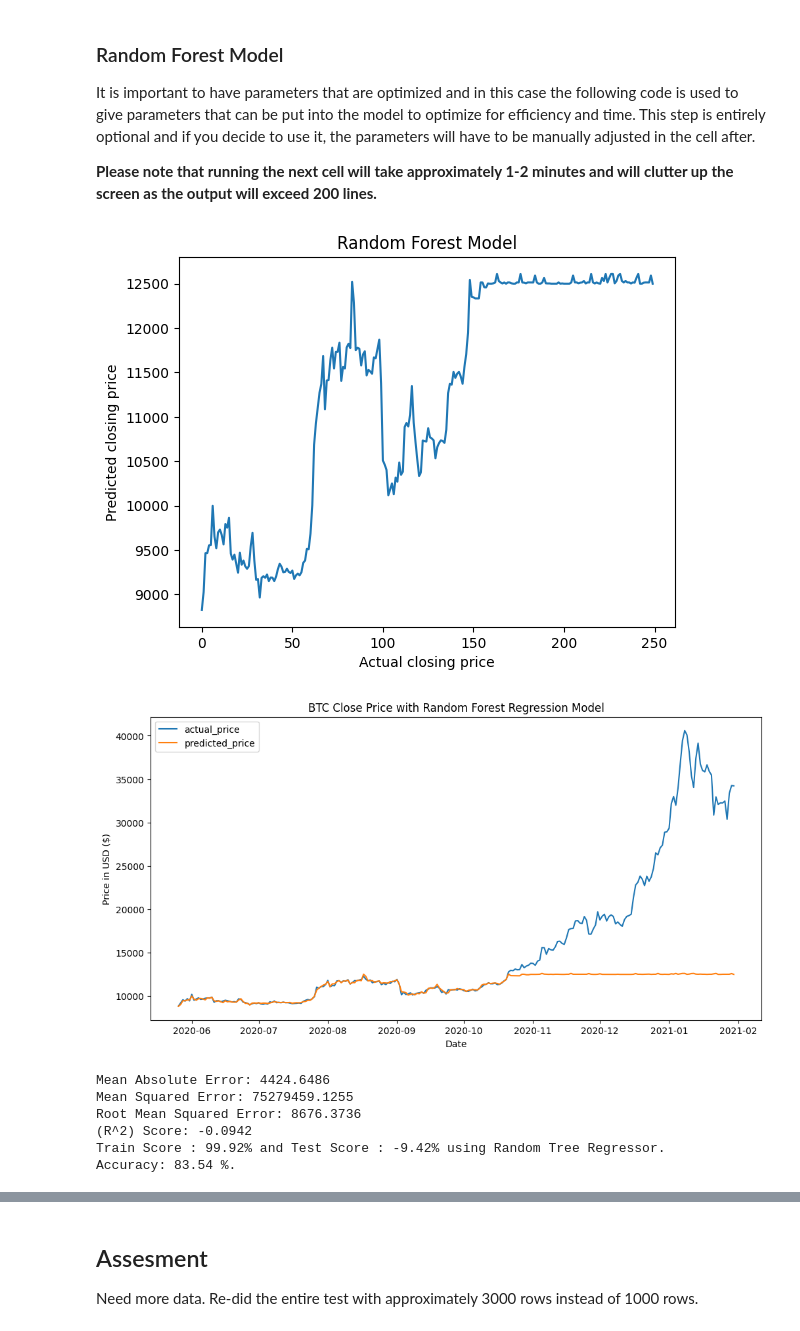
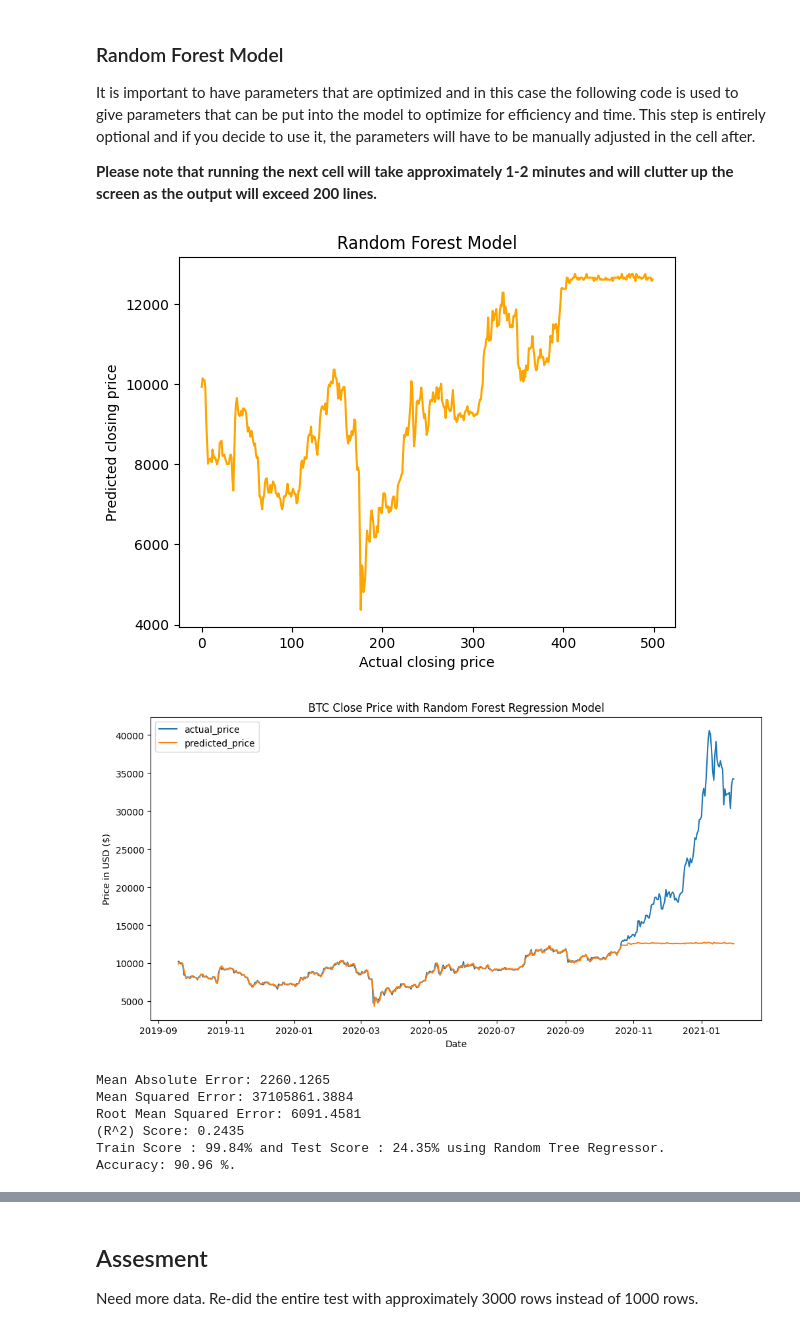
Before and after one commit to RompfRobert/Machine_Learning_and_Deep_Learning, a Jupyter notebook: MIB_Non-Neural_Machine_Learning/08_Assignement/rrompf_assignement_B.ipynb, the cells around one changed output, grey strips where cells are left out. Cells and saved outputs as stored; diff of their text form; code cells hidden in the pictures.

```diff
--- a/MIB_Non-Neural_Machine_Learning/08_Assignement/rrompf_assignement_B.ipynb
+++ b/MIB_Non-Neural_Machine_Learning/08_Assignement/rrompf_assignement_B.ipynb
@@ -109,12 +114,7 @@ x = df.drop(['close_USD', 'close_SAR'], axis=1)
 y = df['close_USD']
 
 # Test train split
-X_train, X_test, y_train, y_test = train_test_split(x, y, shuffle=False, test_size=0.25, random_state=random_seed)
-
-# Optional
-# scale = StandardScaler()
-# X_train = scale.fit_transform(X_train)
-# X_test = scale.transform(X_test)
+X_train, X_test, y_train, y_test = train_test_split(x, y, shuffle=False, train_size=0.5, random_state=random_seed)
 # %%
 # Fitting the linear regression model with the training data
 linear = LinearRegression().fit(X_train,y_train)
@@ -185,20 +187,20 @@ print(best_parameters)
 # %%
 # Fitting the random forest model with the training dataset
-forest = RandomForestRegressor(random_state=random_seed, n_estimators=100, min_samples_split=2, min_samples_leaf=1, max_depth=10, bootstrap=True)
+forest = RandomForestRegressor(random_state=random_seed, n_estimators=20, min_samples_split=2, min_samples_leaf=1, max_depth=6, bootstrap=True)
 
 forest.fit(X_train, y_train.values.ravel())
 
 # Making predictions using the testing data
 predicted = forest.predict(X_test)
 
 # Plotting the predicted values
-plt.plot(predicted)
+plt.plot(predicted, color='orange')
 plt.ylabel('Predicted closing price')
 plt.xlabel('Actual closing price')
 plt.title('Random Forest Model')
 plt.show()
 # %% [output]
-[figure, old version]
+[figure, new version]
 # %%
 # Plotting the predicted values against the original values
 predicted_price['forest_price'] = predicted
@@ -213,7 +215,7 @@ plt.ylabel("Price in USD ($)")
 plt.xlabel('Date')
 plt.show()
 # %% [output]
-[figure, old version]
+[figure, new version]
 # %%
 print("Mean Absolute Error:", round(metrics.mean_absolute_error(y_test, predicted), 4))
 print("Mean Squared Error:", round(metrics.mean_squared_error(y_test, predicted), 4))
@@ -226,11 +228,11 @@ mape = 100 * (errors / y_test)
 accuracy = 100 - np.mean(mape)
 print('Accuracy:', round(accuracy, 2), '%.')
 # %% [output]
-Mean Absolute Error: 4424.6486
-Mean Squared Error: 75279459.1255
-Root Mean Squared Error: 8676.3736
-(R^2) Score: -0.0942
-Train Score : 99.92% and Test Score : -9.42% using Random Tree Regressor.
-Accuracy: 83.54 %.
+Mean Absolute Error: 2260.1265
+Mean Squared Error: 37105861.3884
+Root Mean Squared Error: 6091.4581
+(R^2) Score: 0.2435
+Train Score : 99.84% and Test Score : 24.35% using Random Tree Regressor.
+Accuracy: 90.96 %.
 # %%
 # Comparing the two results
```
Also changed, not shown: parts of 17 cells of this notebook.
